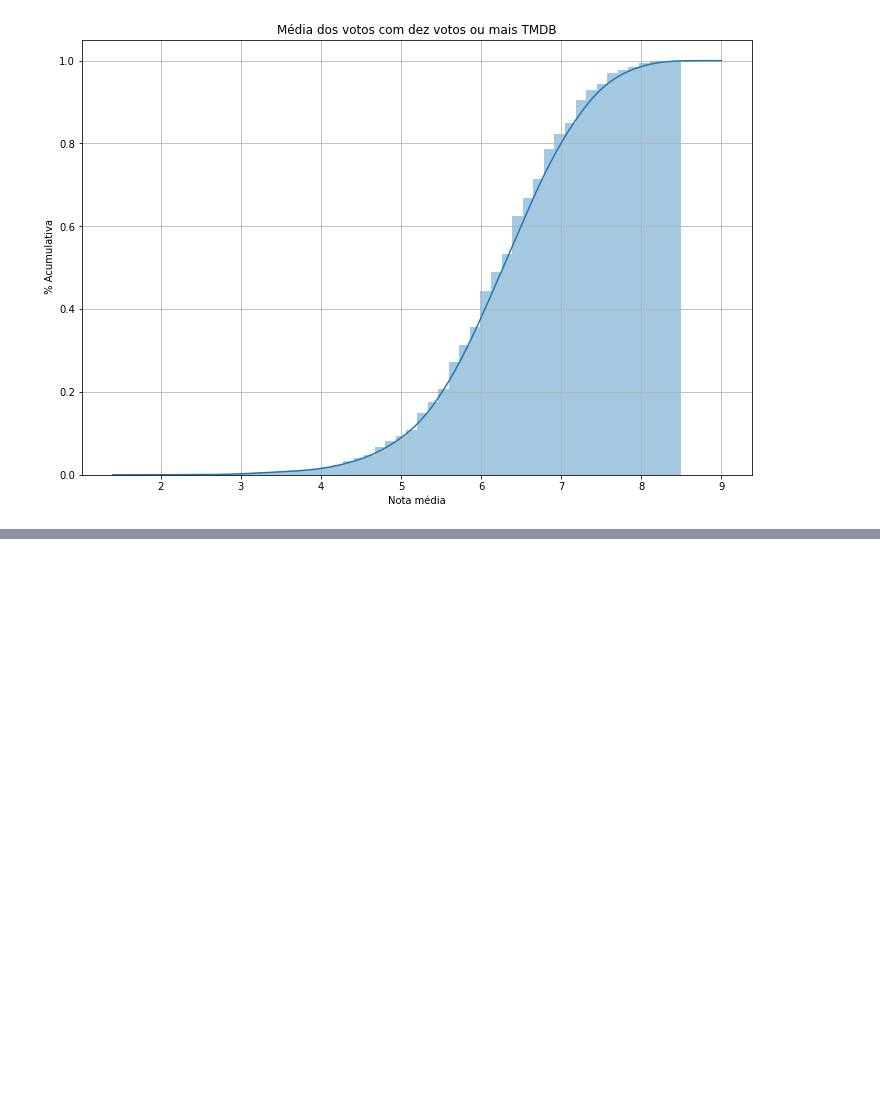
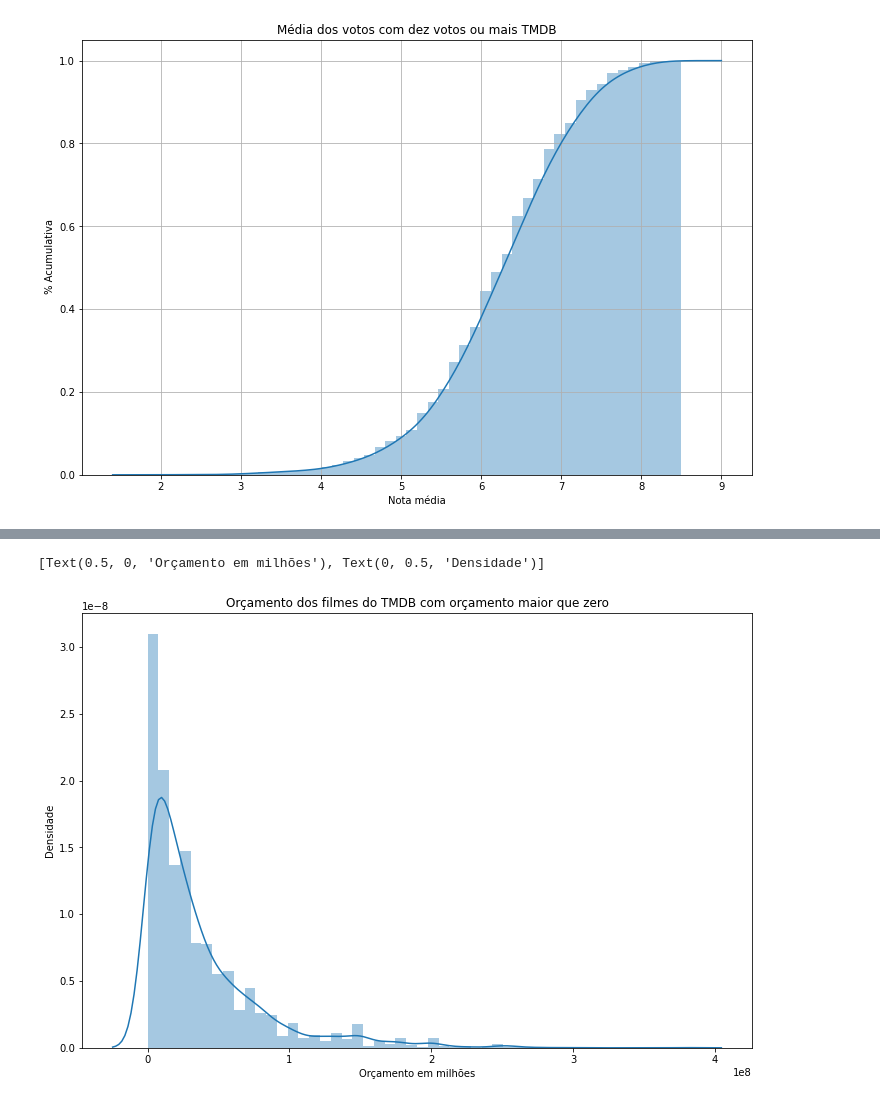
Before and after one commit to Marcus-Bernard0/data_science_alura, a Jupyter notebook: 11 - Testes estatísticos/Projeto.ipynb, the cells around one changed output, grey strips where cells are left out. Saved outputs shown, nothing was run; the diff lists cells and outputs as text; code cells hidden in the pictures; blank space fills up the shorter version.

```diff
--- a/11 - Testes estatísticos/Projeto.ipynb
+++ b/11 - Testes estatísticos/Projeto.ipynb
@@ -217,0 +258,8 @@ ax.grid(True)
+# %%
+ax = sns.distplot(dados.query('budget > 0').budget)
+ax.figure.set_size_inches(12, 8)
+ax.set_title("Orçamento dos filmes do TMDB com orçamento maior que zero")
+ax.set(xlabel= 'Orçamento em milhões', ylabel= 'Densidade')
+# %% [output]
+[Text(0.5, 0, 'Orçamento em milhões'), Text(0, 0.5, 'Densidade')]
+[figure, added]
```
Also changed, not shown: parts of 22 cells of this notebook.
